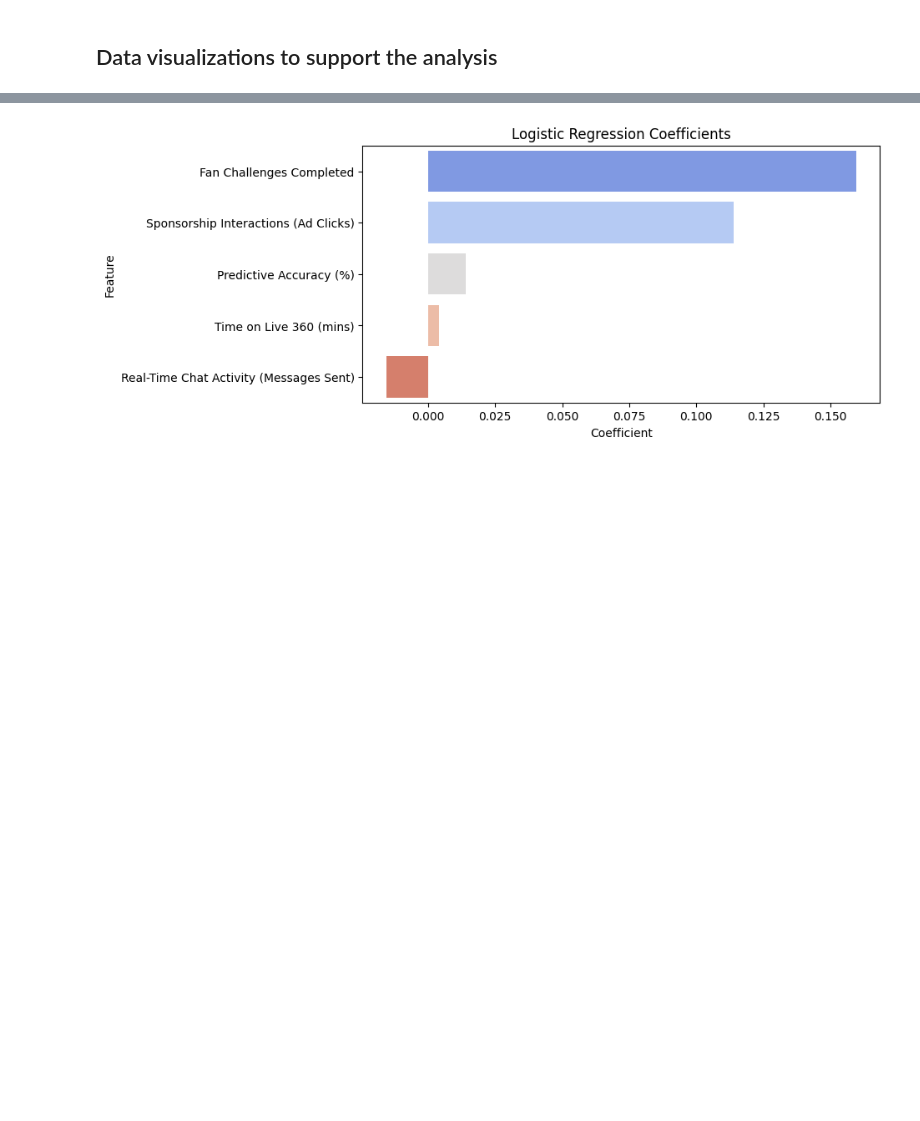
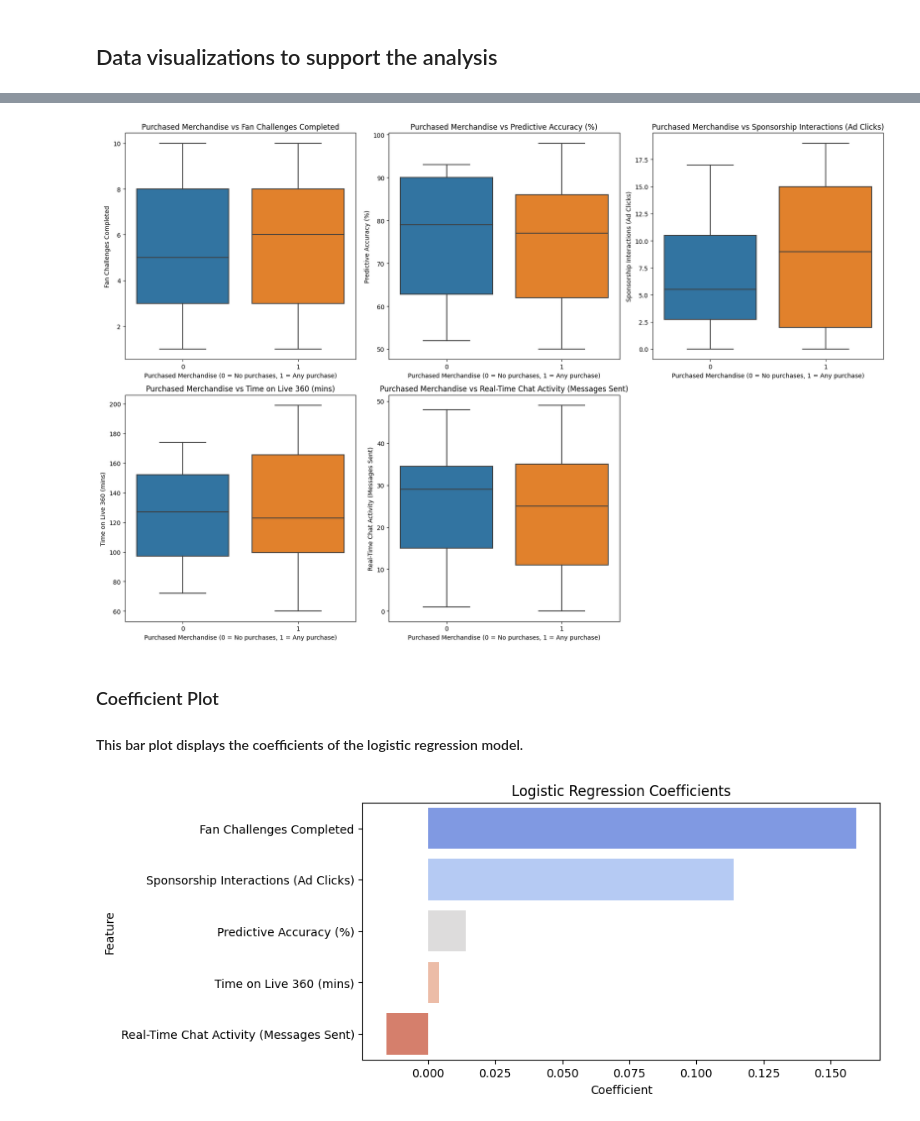
Before and after one commit to TriAnLe171/XTern_Data_Science, a Jupyter notebook: code_and_analysis.ipynb, the cells around one changed output, grey strips where cells are left out. Drawn from its saved outputs; the diff is of its cells as text; code cells hidden in the pictures; blank space fills up the shorter version.

```diff
--- a/code_and_analysis.ipynb
+++ b/code_and_analysis.ipynb
@@ -127,5 +124,0 @@ Users who are highly engaged with **fan challenges** and **sponsorships** are th
-# %%
-for feature in features:
-    sns.catplot(x='Purchased Merchandise', y= feature, data=data)
-    plt.title(f'Purchased Merchandise vs {feature}')
-    plt.xlabel('Purchased Merchandise (0 = No purchases, 1 = Any purchase)', fontsize=10)
@@ -140,3 +128,25 @@ for feature in features:
+# %%
+fig, axes = plt.subplots(2, 3, figsize=(18, 12))
+axes = axes.flatten()
+
+for i, feature in enumerate(features):
+    sns.boxplot(x='Purchased Merchandise', y=feature, data=data, ax=axes[i])
+
+    axes[i].set_xlabel('Purchased Merchandise (0 = No purchases, 1 = Any purchase)')
+    axes[i].set_ylabel(feature)
+    axes[i].set_title(f'Purchased Merchandise vs {feature}')
+
+# Remove empty subplot
+fig.delaxes(axes[-1])
+
+
+plt.tight_layout()
+plt.show()
+# %% [output]
+[figure, added]
+# %% [markdown]
+### Coefficient Plot
+#### This bar plot displays the coefficients of the logistic regression model.
 # %%
 #                                    Feature  Coefficient
 # 0                 Fan Challenges Completed     0.159776
```
Also changed, not shown: parts of 14 cells of this notebook.
